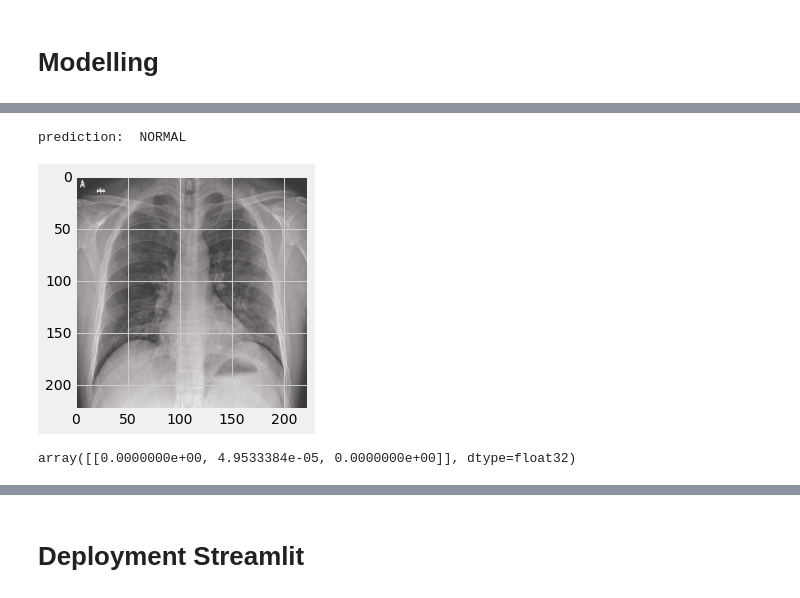
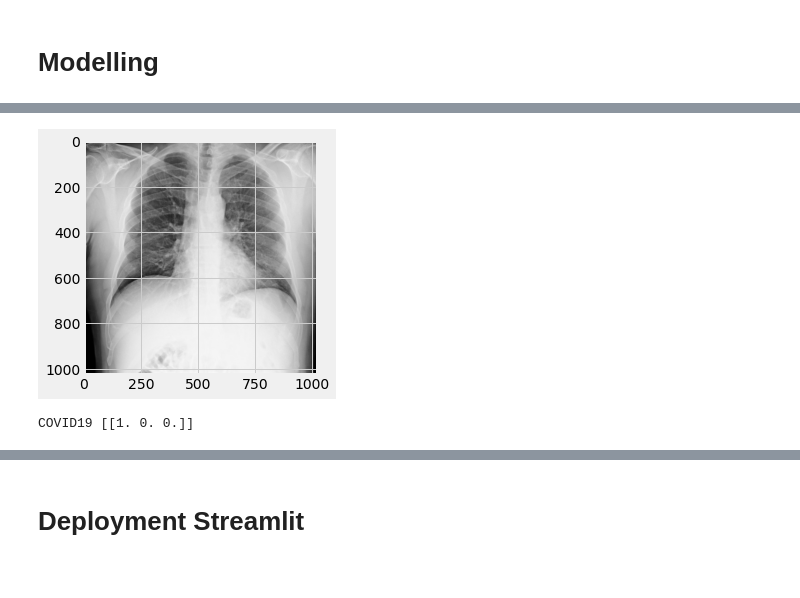
Before and after one commit to udaylunawat/Covid-19-Radiology, a Jupyter notebook: notebooks/COVID_19.ipynb, the cells around one changed output, grey strips where cells are left out. Saved outputs shown, nothing was run; the diff lists cells and outputs as text; code cells hidden in the pictures.

```diff
--- a/notebooks/COVID_19.ipynb
+++ b/notebooks/COVID_19.ipynb
@@ -441,6 +472,6 @@ model.add(Dropout(0.3))
 model.add(Dense(512, activation='relu'))
 model.add(Dropout(0.3))
 model.add(Dense(64, activation='relu'))
-model.add(Dense(3, activation='sigmoid'))
+model.add(Dense(3, activation='softmax'))
 
 model.summary()
@@ -485,14 +537,0 @@ for i in range(12):
-# %%
-# plot the training loss and accuracy
-N = EPOCHS
-plt.style.use("ggplot")
-plt.figure()
-plt.plot(np.arange(0, N), history.history["loss"], label="train_loss")
-plt.plot(np.arange(0, N), history.history["val_loss"], label="val_loss")
-plt.plot(np.arange(0, N), history.history["accuracy"], label="train_acc")
-plt.plot(np.arange(0, N), history.history["val_accuracy"], label="val_acc")
-plt.title("Training Loss and Accuracy on COVID-19 Dataset")
-plt.xlabel("Epoch #")
-plt.ylabel("Loss/Accuracy")
-plt.legend(loc="top right")
-plt.show()
@@ -525,21 +627,26 @@ class_dict = {0:'COVID19',
               1:'NORMAL',
               2:'PNEUMONIA'}
 # %%
-file_path =  '/content/covid/COVID-19 Radiography Database/COVID-19/COVID-19 (18).png'
-test_image = cv2.imread(file_path)
-test_image = cv2.resize(test_image, (224,224),interpolation=cv2.INTER_NEAREST)
-plt.imshow(test_image)
-test_image = np.expand_dims(test_image,axis=0)
-probs = model.predict(test_image)
-pred_class = np.argmax(probs)
+def predict_label(file_path):
+    image = cv2.imread(file_path)
+    test_image = cv2.resize(image, (224,224),interpolation=cv2.INTER_NEAREST)
+    # plt.imshow(test_image)
+    test_image = np.expand_dims(test_image,axis=0)
+    probs = model.predict(test_image)
+    pred_class = np.argmax(probs)
 
-pred_class = class_dict[pred_class]
+    pred_class = class_dict[pred_class]
 
-print('prediction: ',pred_class)
+    # print('prediction: ',pred_class)
+    return image, pred_class, probs
-# %% [output]
-prediction:  NORMAL
-[figure, removed]
-# %%
-probs
-# %% [output]
-array([[0.0000000e+00, 4.9533384e-05, 0.0000000e+00]], dtype=float32)
+# %%
+covid_image_dir = 'data/0_raw/COVID-19 Radiography Database/COVID-19'
+image, pred_label, probs = predict_label(os.path.join(covid_image_dir,COVID19images[1]))
+# %%
+plt.imshow(image);
+# %% [output]
+[figure, added]
+# %%
+print(pred_label, probs)
+# %% [output]
+COVID19 [[1. 0. 0.]]
```
Also changed, not shown: parts of 69 cells of this notebook.
